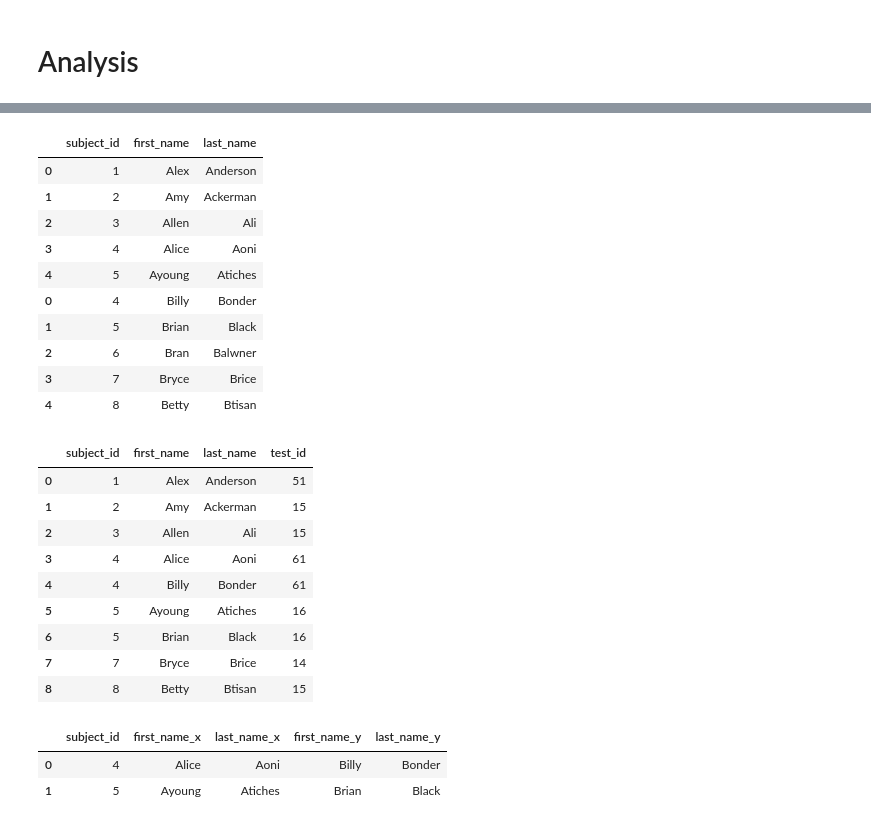
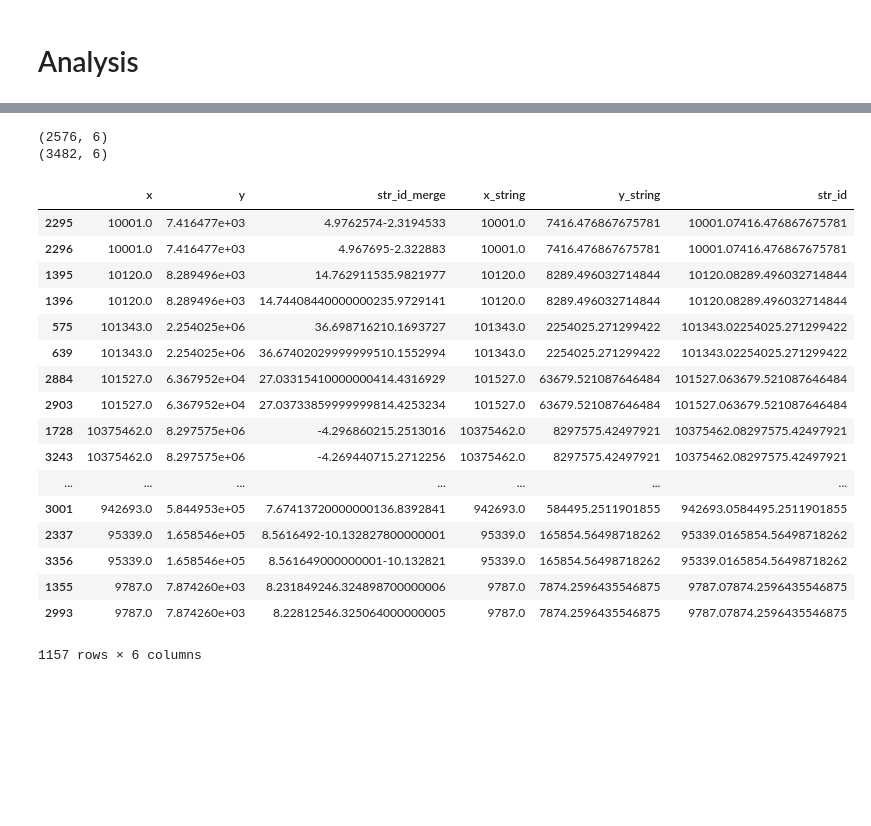
Before and after one commit to cascadet/AfricaUrbanPop, a Jupyter notebook: notebooks/jupyter/Descriptives.ipynb, the cells around one changed output, grey strips where cells are left out. Cells and saved outputs as stored; diff of their text form; code cells hidden in the pictures; blank space fills up the shorter version.

```diff
--- a/notebooks/jupyter/Descriptives.ipynb
+++ b/notebooks/jupyter/Descriptives.ipynb
@@ -164,34 +125,0 @@ df_n
-# %%
-df_new = pd.concat([df_a, df_b])
-df_new
-# %% [output]
-|  | subject_id | first_name | last_name |
-| 0 | 1 | Alex | Anderson |
-| 1 | 2 | Amy | Ackerman |
-| 2 | 3 | Allen | Ali |
-| 3 | 4 | Alice | Aoni |
-| 4 | 5 | Ayoung | Atiches |
-| 0 | 4 | Billy | Bonder |
-| 1 | 5 | Brian | Black |
-| 2 | 6 | Bran | Balwner |
-| 3 | 7 | Bryce | Brice |
-| 4 | 8 | Betty | Btisan |
-# %%
-pd.merge(df_new, df_n, on='subject_id')
-# %% [output]
-|  | subject_id | first_name | last_name | test_id |
-| 0 | 1 | Alex | Anderson | 51 |
-| 1 | 2 | Amy | Ackerman | 15 |
-| 2 | 3 | Allen | Ali | 15 |
-| 3 | 4 | Alice | Aoni | 61 |
-| 4 | 4 | Billy | Bonder | 61 |
-| 5 | 5 | Ayoung | Atiches | 16 |
-| 6 | 5 | Brian | Black | 16 |
-| 7 | 7 | Bryce | Brice | 14 |
-| 8 | 8 | Betty | Btisan | 15 |
-# %%
-pd.merge(df_a, df_b, on='subject_id', how='inner')
-# %% [output]
-|  | subject_id | first_name_x | last_name_x | first_name_y | last_name_y |
-| 0 | 4 | Alice | Aoni | Billy | Bonder |
-| 1 | 5 | Ayoung | Atiches | Brian | Black |
@@ -197,0 +140,29 @@ pd.merge(df_a, df_b, on='subject_id', how='inner')
+# %%
+test_df_drop = test_df.drop_duplicates('str_id', keep='last')
+print(test_df_drop.shape)
+print(test_df.shape)
+# %% [output]
+(2576, 6)
+(3482, 6)
+# %%
+dupsA = pd.concat(g for _, g in test_df.groupby("str_id") if len(g) > 1)
+dupsA
+# %% [output]
+|  | x | y | str_id_merge | x_string | y_string | str_id |
+| 2295 | 10001.0 | 7.416477e+03 | 4.9762574-2.3194533 | 10001.0 | 7416.476867675781 | 10001.07416.476867675781 |
+| 2296 | 10001.0 | 7.416477e+03 | 4.967695-2.322883 | 10001.0 | 7416.476867675781 | 10001.07416.476867675781 |
+| 1395 | 10120.0 | 8.289496e+03 | 14.762911535.9821977 | 10120.0 | 8289.496032714844 | 10120.08289.496032714844 |
+| 1396 | 10120.0 | 8.289496e+03 | 14.74408440000000235.9729141 | 10120.0 | 8289.496032714844 | 10120.08289.496032714844 |
+| 575 | 101343.0 | 2.254025e+06 | 36.698716210.1693727 | 101343.0 | 2254025.271299422 | 101343.02254025.271299422 |
+| 639 | 101343.0 | 2.254025e+06 | 36.67402029999999510.1552994 | 101343.0 | 2254025.271299422 | 101343.02254025.271299422 |
+| 2884 | 101527.0 | 6.367952e+04 | 27.03315410000000414.4316929 | 101527.0 | 63679.521087646484 | 101527.063679.521087646484 |
+| 2903 | 101527.0 | 6.367952e+04 | 27.03733859999999814.4253234 | 101527.0 | 63679.521087646484 | 101527.063679.521087646484 |
+| 1728 | 10375462.0 | 8.297575e+06 | -4.296860215.2513016 | 10375462.0 | 8297575.42497921 | 10375462.08297575.42497921 |
+| 3243 | 10375462.0 | 8.297575e+06 | -4.269440715.2712256 | 10375462.0 | 8297575.42497921 | 10375462.08297575.42497921 |
+| ... | ... | ... | ... | ... | ... | ... |
+| 3001 | 942693.0 | 5.844953e+05 | 7.67413720000000136.8392841 | 942693.0 | 584495.2511901855 | 942693.0584495.2511901855 |
+| 2337 | 95339.0 | 1.658546e+05 | 8.5616492-10.132827800000001 | 95339.0 | 165854.56498718262 | 95339.0165854.56498718262 |
+| 3356 | 95339.0 | 1.658546e+05 | 8.561649000000001-10.132821 | 95339.0 | 165854.56498718262 | 95339.0165854.56498718262 |
+| 1355 | 9787.0 | 7.874260e+03 | 8.231849246.324898700000006 | 9787.0 | 7874.2596435546875 | 9787.07874.2596435546875 |
+| 2993 | 9787.0 | 7.874260e+03 | 8.22812546.325064000000005 | 9787.0 | 7874.2596435546875 | 9787.07874.2596435546875 |
+1157 rows × 6 columns
```
Also changed, not shown: parts of 37 cells of this notebook.
